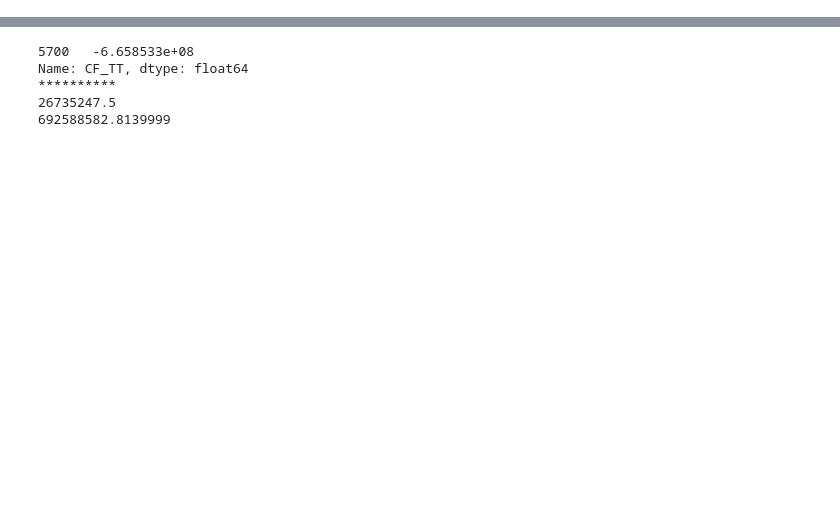
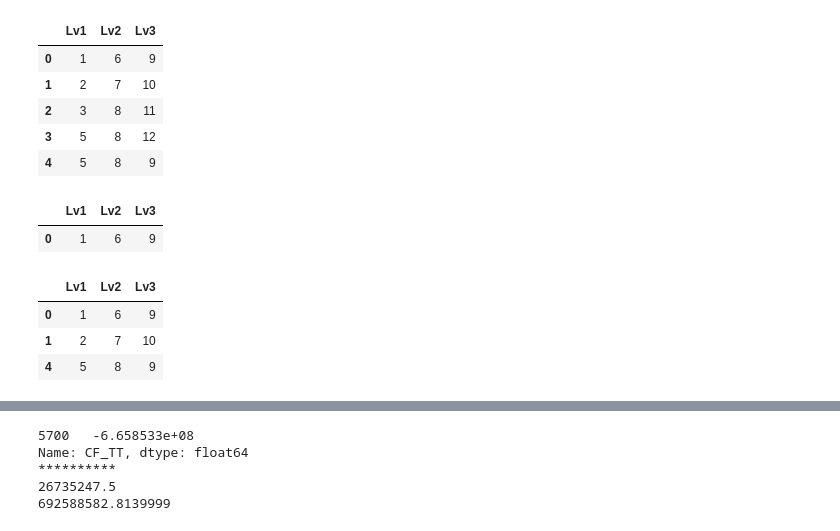
Before and after one commit to DucNgMinh/Money_flow_diagram, a Jupyter notebook: Experiment/create_demo_data.ipynb, the cells around one changed output, grey strips where cells are left out. Saved outputs shown, nothing was run; the diff lists cells and outputs as text; code cells hidden in the pictures; blank space fills up the shorter version.

```diff
--- a/Experiment/create_demo_data.ipynb
+++ b/Experiment/create_demo_data.ipynb
@@ -6,3 +28,29 @@ from utils import *
+# %%
+df = pd.DataFrame({'Lv1': ['1', '2', '3', '5', '5'],
+                   'Lv2': ['6', '7', '8', '8', '8'],
+                   'Lv3': ['9', '10', '11', '12', '9']})
+df
+# %% [output]
+|  | Lv1 | Lv2 | Lv3 |
+| 0 | 1 | 6 | 9 |
+| 1 | 2 | 7 | 10 |
+| 2 | 3 | 8 | 11 |
+| 3 | 5 | 8 | 12 |
+| 4 | 5 | 8 | 9 |
+# %%
+highlighted_nodes = ['6', '9', '10']
+df[df[['Lv2', 'Lv3']].isin(highlighted_nodes).all(axis=1)]
+# %% [output]
+|  | Lv1 | Lv2 | Lv3 |
+| 0 | 1 | 6 | 9 |
+# %%
+highlighted_nodes = [ '6', '9', '10']
+df[df[['Lv2', 'Lv3']].isin(highlighted_nodes).any(axis=1)]
+# %% [output]
+|  | Lv1 | Lv2 | Lv3 |
+| 0 | 1 | 6 | 9 |
+| 1 | 2 | 7 | 10 |
+| 4 | 5 | 8 | 9 |
 # %%
 df_1 = pd.read_parquet('CFQLKD.parquet')
 # df_1['Tháng'] = pd.to_datetime(df_1['Tháng']).dt.strftime('%Y/%m')
```
Also changed, not shown: parts of 2 cells of this notebook, 9 other files.
